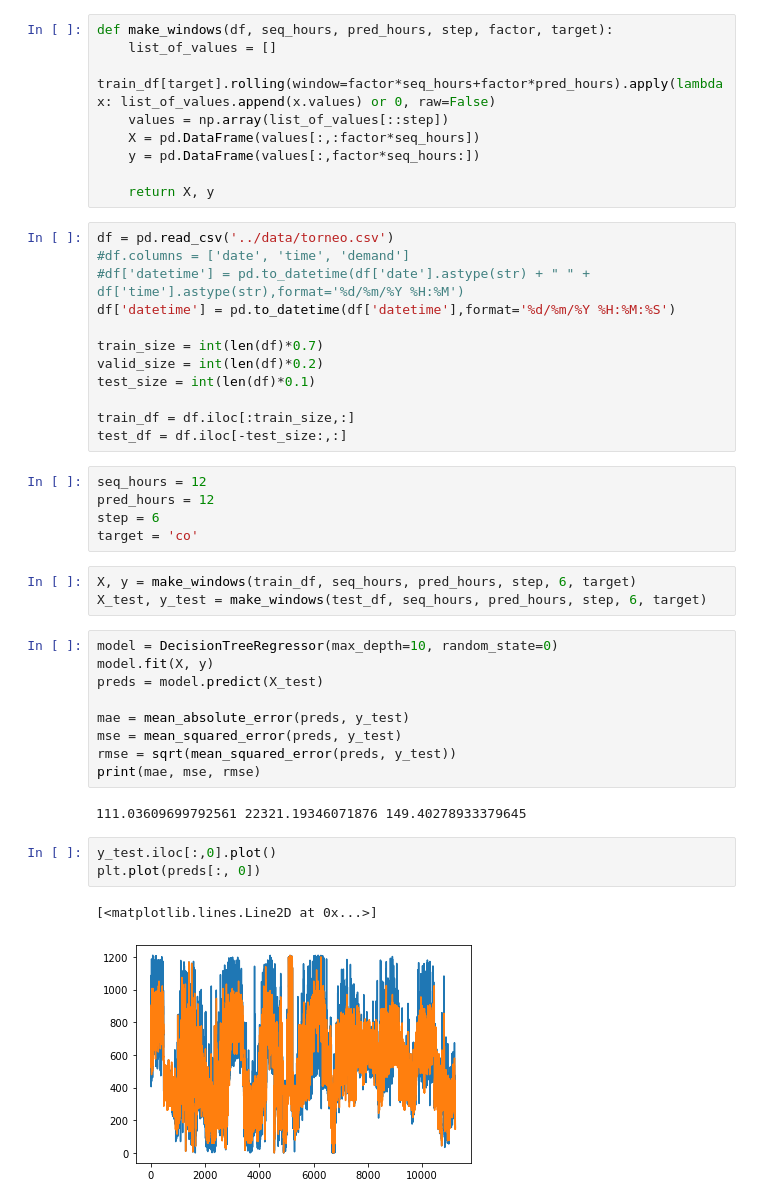
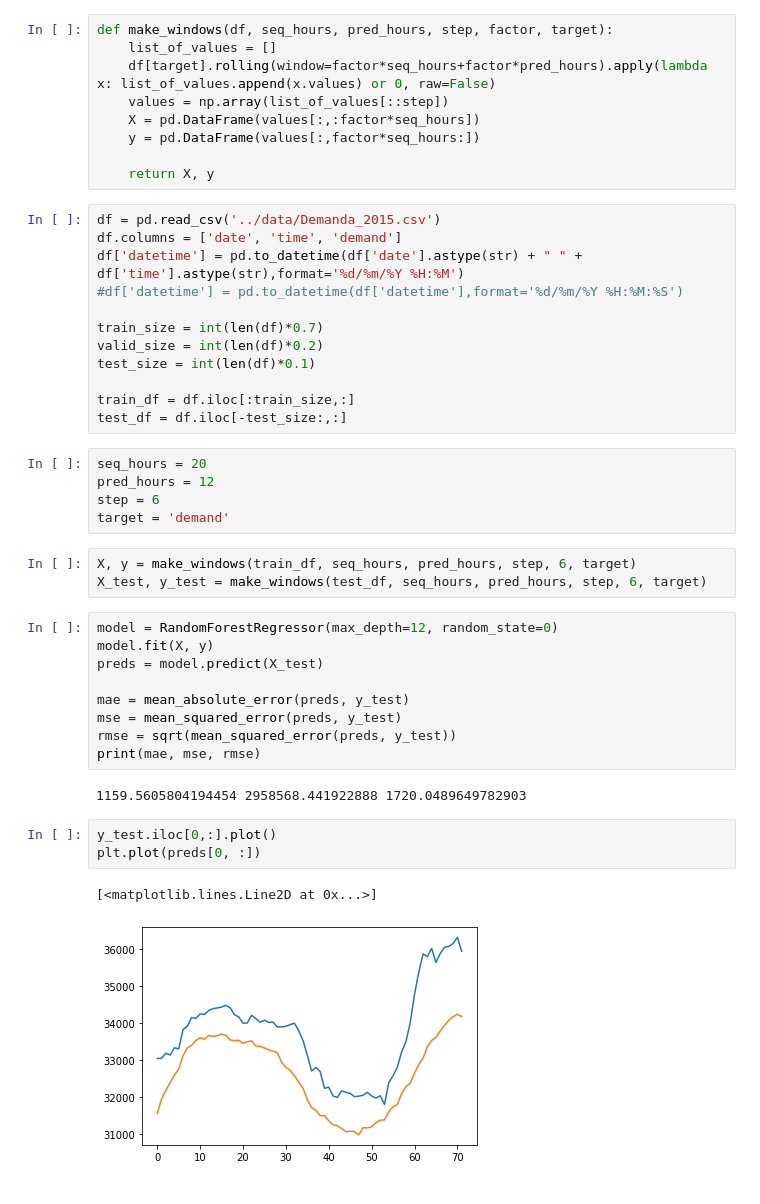
Before and after one commit to manjimnav/HLNet, a Jupyter notebook: notebooks/BaselineDemand.ipynb, the cells around one changed output. Saved outputs shown, nothing was run; the diff lists cells and outputs as text.

```diff
--- a/notebooks/BaselineDemand.ipynb
+++ b/notebooks/BaselineDemand.ipynb
@@ -10,17 +10,17 @@ import matplotlib.pyplot as plt
 # %%
 def make_windows(df, seq_hours, pred_hours, step, factor, target):
     list_of_values = []
-    train_df[target].rolling(window=factor*seq_hours+factor*pred_hours).apply(lambda x: list_of_values.append(x.values) or 0, raw=False)
+    df[target].rolling(window=factor*seq_hours+factor*pred_hours).apply(lambda x: list_of_values.append(x.values) or 0, raw=False)
     values = np.array(list_of_values[::step])
     X = pd.DataFrame(values[:,:factor*seq_hours])
     y = pd.DataFrame(values[:,factor*seq_hours:])
 
     return X, y
 # %%
-df = pd.read_csv('../data/torneo.csv')
-#df.columns = ['date', 'time', 'demand']
-#df['datetime'] = pd.to_datetime(df['date'].astype(str) + " " + df['time'].astype(str),format='%d/%m/%Y %H:%M')
-df['datetime'] = pd.to_datetime(df['datetime'],format='%d/%m/%Y %H:%M:%S')
+df = pd.read_csv('../data/Demanda_2015.csv')
+df.columns = ['date', 'time', 'demand']
+df['datetime'] = pd.to_datetime(df['date'].astype(str) + " " + df['time'].astype(str),format='%d/%m/%Y %H:%M')
+#df['datetime'] = pd.to_datetime(df['datetime'],format='%d/%m/%Y %H:%M:%S')
 
 train_size = int(len(df)*0.7)
 valid_size = int(len(df)*0.2)
@@ -29,15 +29,15 @@ test_size = int(len(df)*0.1)
 train_df = df.iloc[:train_size,:]
 test_df = df.iloc[-test_size:,:]
 # %%
-seq_hours = 12
+seq_hours = 20
 pred_hours = 12
 step = 6
-target = 'co'
+target = 'demand'
 # %%
 X, y = make_windows(train_df, seq_hours, pred_hours, step, 6, target)
 X_test, y_test = make_windows(test_df, seq_hours, pred_hours, step, 6, target)
 # %%
-model = DecisionTreeRegressor(max_depth=10, random_state=0)
+model = RandomForestRegressor(max_depth=12, random_state=0)
 model.fit(X, y)
 preds = model.predict(X_test)
 
@@ -46,10 +46,10 @@ mse = mean_squared_error(preds, y_test)
 rmse = sqrt(mean_squared_error(preds, y_test))
 print(mae, mse, rmse)
 # %% [output]
-111.03609699792561 22321.19346071876 149.40278933379645
+1159.5605804194454 2958568.441922888 1720.0489649782903
 # %%
-y_test.iloc[:,0].plot()
-plt.plot(preds[:, 0])
+y_test.iloc[0,:].plot()
+plt.plot(preds[0, :])
 # %% [output]
 [<matplotlib.lines.Line2D at 0x...>]
-[figure, old version]
+[figure, new version]
```
Also changed, not shown: 2 other files.
